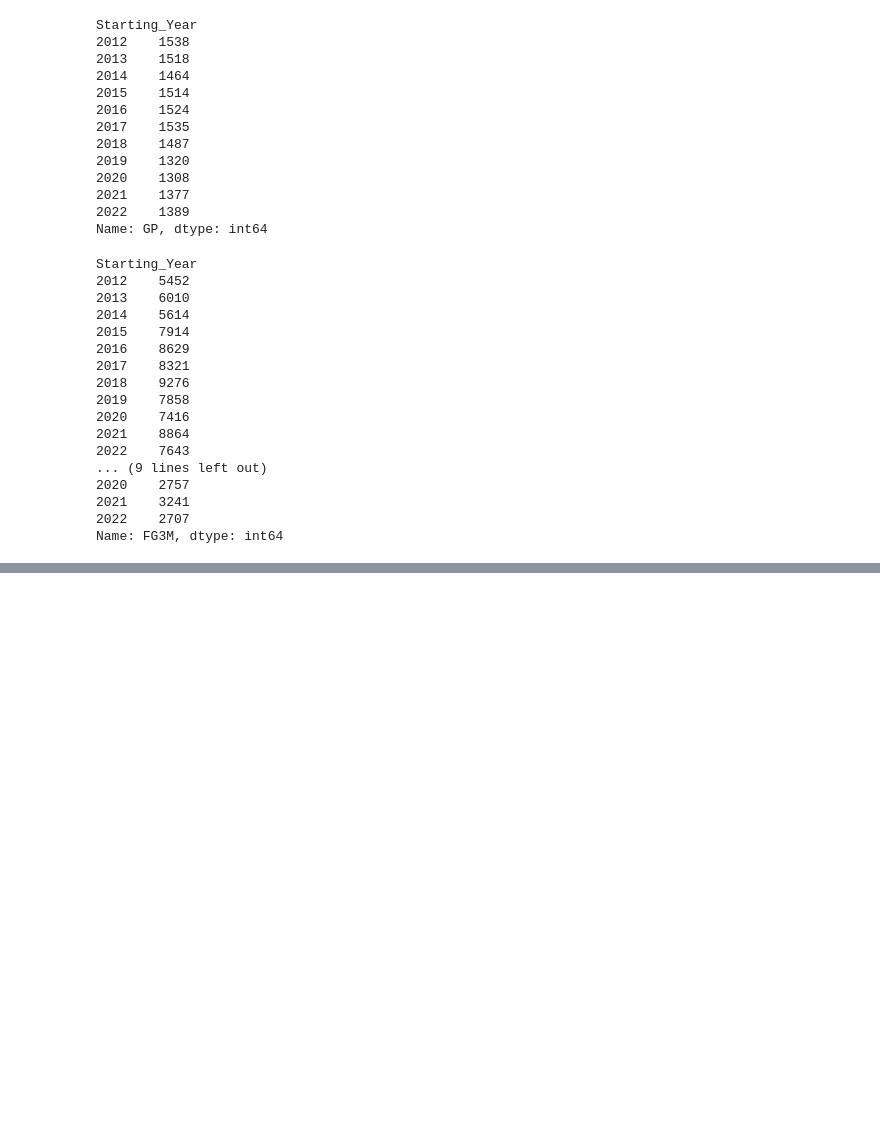
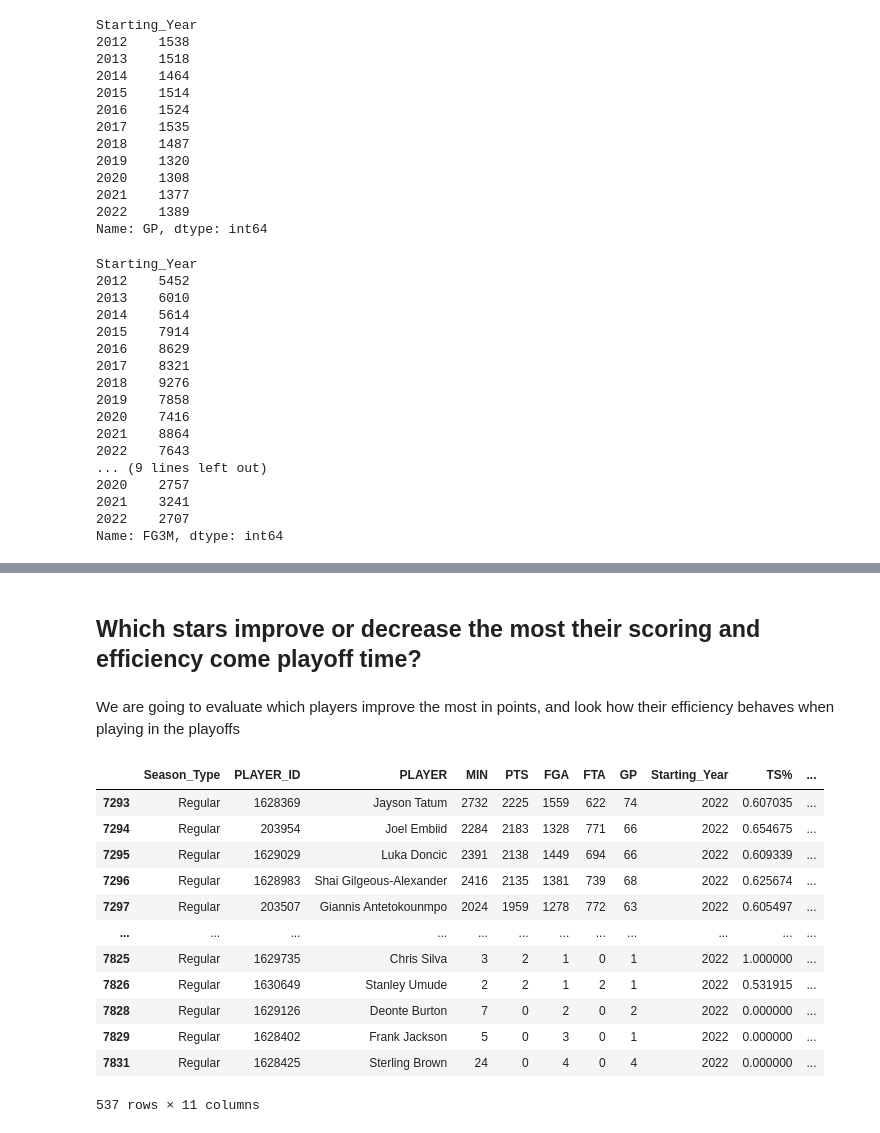
Before and after one commit to lipecorradini/nba_data_analysis, a Jupyter notebook: analysis.ipynb, the cells around one changed output, grey strips where cells are left out. Saved outputs shown, nothing was run; the diff lists cells and outputs as text; code cells hidden in the pictures; blank space fills up the shorter version.

```diff
--- a/analysis.ipynb
+++ b/analysis.ipynb
@@ -232,0 +300,29 @@ fig.show()
+# %% [markdown]
+## Which stars improve or decrease the most their scoring and efficiency come playoff time?
+# %% [markdown]
+We are going to evaluate which players improve the most in points, and look how their efficiency behaves when playing in the playoffs
+# %%
+# Selecting desired data from 2021 regular season
+comp_regular_season = regular_season_data[['Season_Type', 'PLAYER_ID','PLAYER' ,'MIN', 'PTS', 'FGA', 'FTA', 'GP', 'Starting_Year']]
+comp_regular_season = comp_regular_season[comp_regular_season['Starting_Year'] == '2022']
+
+comp_regular_season[['PTS', 'FGA', 'FTA']].astype(int)
+
+comp_regular_season['TS%'] = (comp_regular_season['PTS']/(2*(comp_regular_season['FGA'] + 0.44 *comp_regular_season['FTA'] )))
+comp_regular_season['PPG'] = round((comp_regular_season['PTS']/comp_regular_season['GP']),3)
+comp_regular_season.dropna(subset=['TS%'], inplace=True)
+comp_regular_season
+# %% [output]
+|  | Season_Type | PLAYER_ID | PLAYER | MIN | PTS | FGA | FTA | GP | Starting_Year | TS% | ... |
+| 7293 | Regular | 1628369 | Jayson Tatum | 2732 | 2225 | 1559 | 622 | 74 | 2022 | 0.607035 | ... |
+| 7294 | Regular | 203954 | Joel Embiid | 2284 | 2183 | 1328 | 771 | 66 | 2022 | 0.654675 | ... |
+| 7295 | Regular | 1629029 | Luka Doncic | 2391 | 2138 | 1449 | 694 | 66 | 2022 | 0.609339 | ... |
+| 7296 | Regular | 1628983 | Shai Gilgeous-Alexander | 2416 | 2135 | 1381 | 739 | 68 | 2022 | 0.625674 | ... |
+| 7297 | Regular | 203507 | Giannis Antetokounmpo | 2024 | 1959 | 1278 | 772 | 63 | 2022 | 0.605497 | ... |
+| ... | ... | ... | ... | ... | ... | ... | ... | ... | ... | ... | ... |
+| 7825 | Regular | 1629735 | Chris Silva | 3 | 2 | 1 | 0 | 1 | 2022 | 1.000000 | ... |
+| 7826 | Regular | 1630649 | Stanley Umude | 2 | 2 | 1 | 2 | 1 | 2022 | 0.531915 | ... |
+| 7828 | Regular | 1629126 | Deonte Burton | 7 | 0 | 2 | 0 | 2 | 2022 | 0.000000 | ... |
+| 7829 | Regular | 1628402 | Frank Jackson | 5 | 0 | 3 | 0 | 1 | 2022 | 0.000000 | ... |
+| 7831 | Regular | 1628425 | Sterling Brown | 24 | 0 | 4 | 0 | 4 | 2022 | 0.000000 | ... |
+537 rows × 11 columns
```
Also changed, not shown: parts of 15 cells of this notebook, 1 other file.
